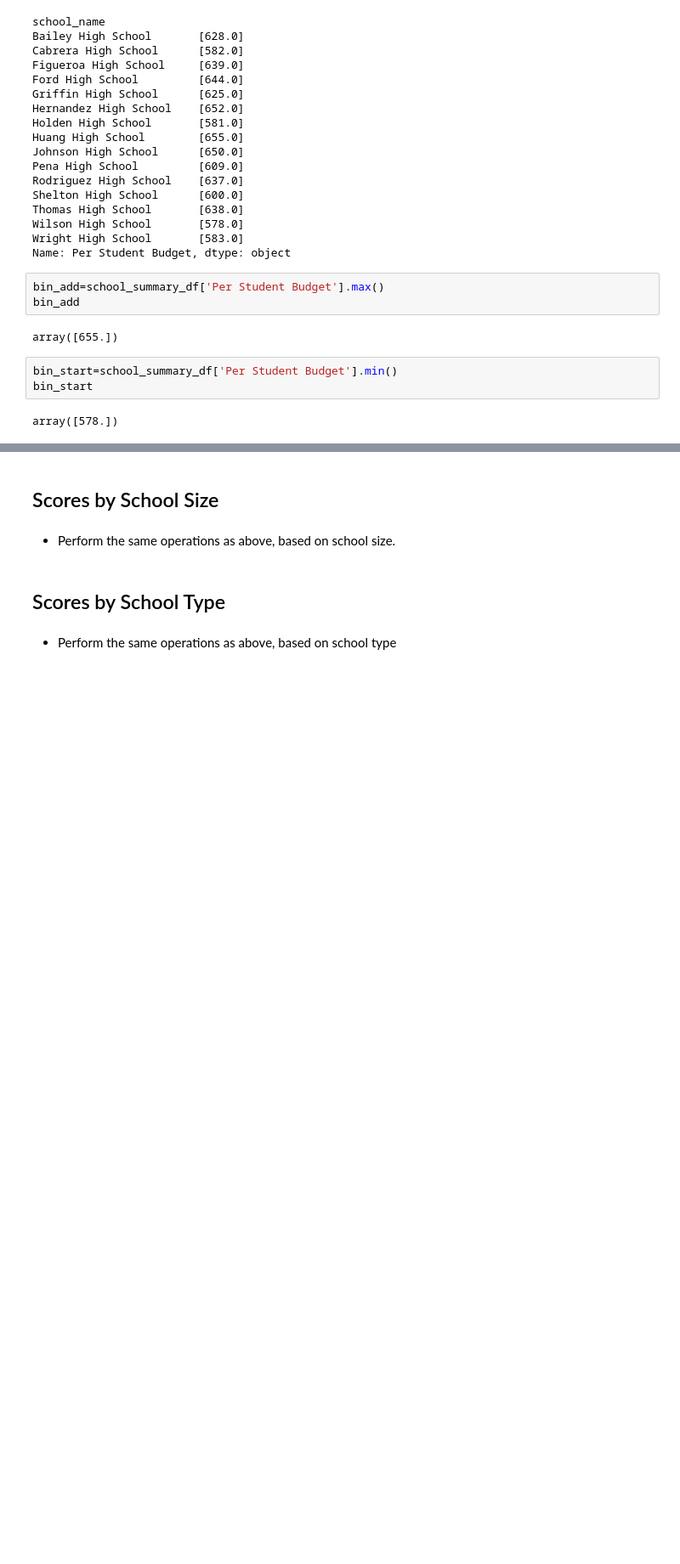
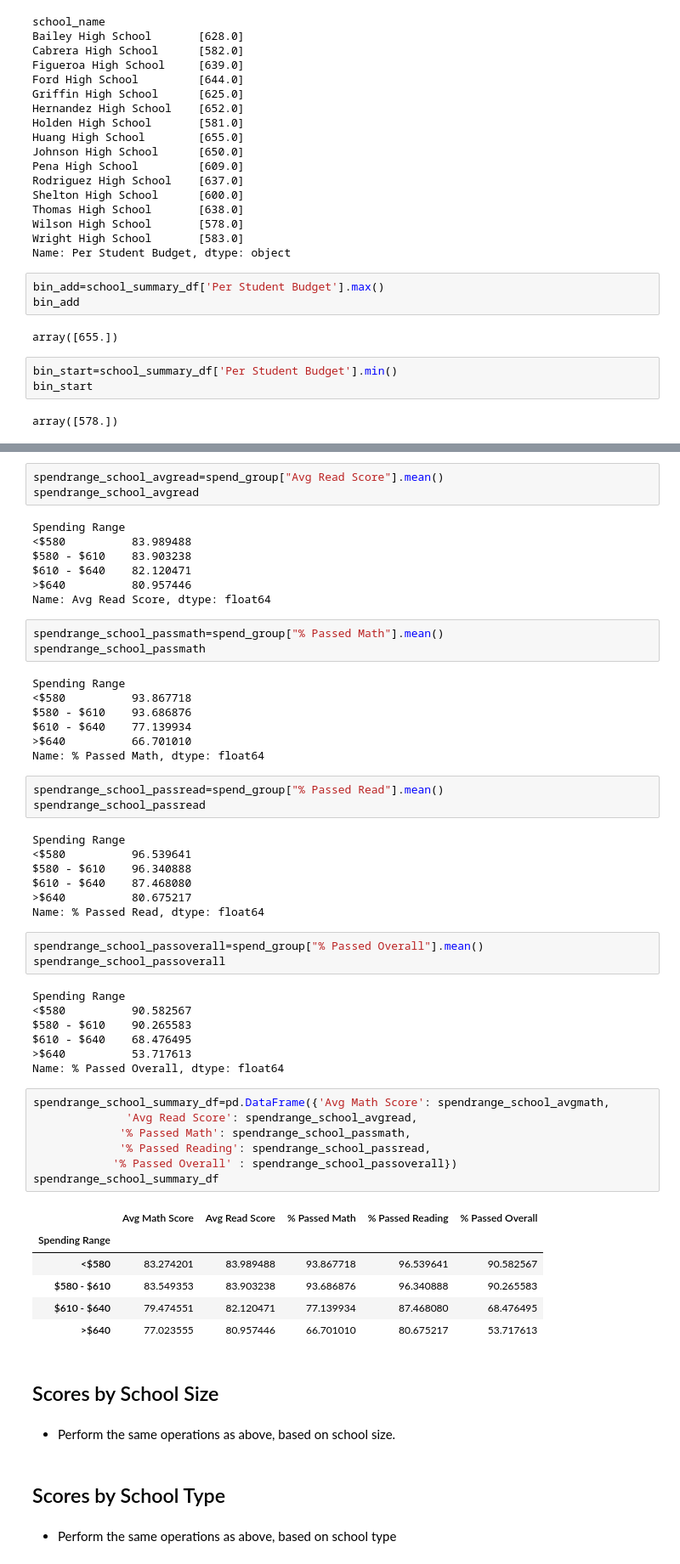
Before and after one commit to migheljackson/pandas-challenge, a Jupyter notebook: PyCitySchools_starter.ipynb, the cells around one changed output, grey strips where cells are left out. Shown: that part at 85% size. Saved outputs shown, nothing was run; the diff lists cells and outputs as text; blank space fills up the shorter version.

Commit message:
Generated full table for spending range bins

```diff
--- a/PyCitySchools_starter.ipynb
+++ b/PyCitySchools_starter.ipynb
@@ -648,3 +659,57 @@ school_summary_df
+# %%
+spendrange_school_avgread=spend_group["Avg Read Score"].mean()
+spendrange_school_avgread
+# %% [output]
+Spending Range
+<$580          83.989488
+$580 - $610    83.903238
+$610 - $640    82.120471
+>$640          80.957446
+Name: Avg Read Score, dtype: float64
+# %%
+spendrange_school_passmath=spend_group["% Passed Math"].mean()
+spendrange_school_passmath
+# %% [output]
+Spending Range
+<$580          93.867718
+$580 - $610    93.686876
+$610 - $640    77.139934
+>$640          66.701010
+Name: % Passed Math, dtype: float64
+# %%
+spendrange_school_passread=spend_group["% Passed Read"].mean()
+spendrange_school_passread
+# %% [output]
+Spending Range
+<$580          96.539641
+$580 - $610    96.340888
+$610 - $640    87.468080
+>$640          80.675217
+Name: % Passed Read, dtype: float64
+# %%
+spendrange_school_passoverall=spend_group["% Passed Overall"].mean()
+spendrange_school_passoverall
+# %% [output]
+Spending Range
+<$580          90.582567
+$580 - $610    90.265583
+$610 - $640    68.476495
+>$640          53.717613
+Name: % Passed Overall, dtype: float64
+# %%
+spendrange_school_summary_df=pd.DataFrame({'Avg Math Score': spendrange_school_avgmath,
+              'Avg Read Score': spendrange_school_avgread,
+             '% Passed Math': spendrange_school_passmath,
+             '% Passed Reading': spendrange_school_passread,
+            '% Passed Overall' : spendrange_school_passoverall})
+spendrange_school_summary_df
+# %% [output]
+|  | Avg Math Score | Avg Read Score | % Passed Math | % Passed Reading | % Passed Overall |
+| Spending Range |  |  |  |  |  |
+| <$580 | 83.274201 | 83.989488 | 93.867718 | 96.539641 | 90.582567 |
+| $580 - $610 | 83.549353 | 83.903238 | 93.686876 | 96.340888 | 90.265583 |
+| $610 - $640 | 79.474551 | 82.120471 | 77.139934 | 87.468080 | 68.476495 |
+| >$640 | 77.023555 | 80.957446 | 66.701010 | 80.675217 | 53.717613 |
 # %% [markdown]
 ## Scores by School Size
 # %% [markdown]
```
Also changed, not shown: parts of 3 cells of this notebook.
